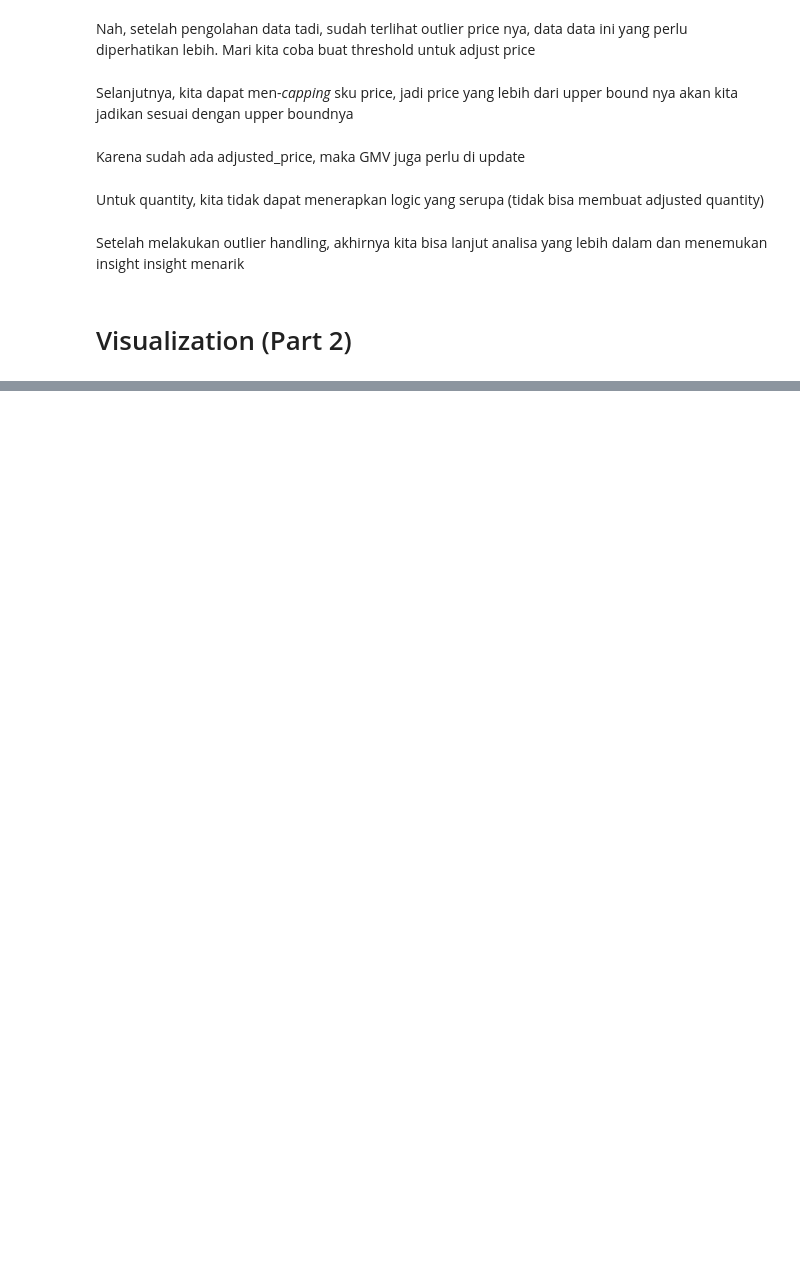
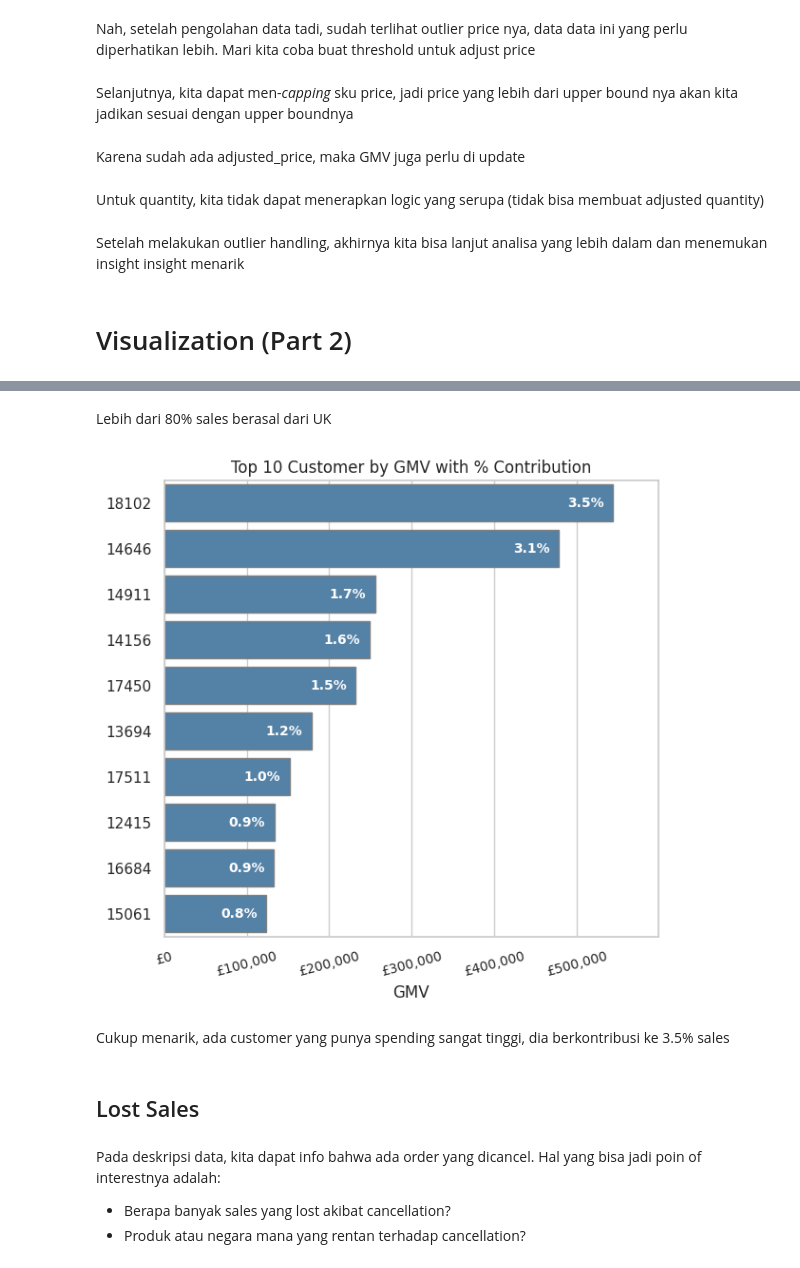
Before and after one commit to faathirchikal/kalbe-python-workshop-2025, a Jupyter notebook: 02_eda.ipynb, the cells around one changed output, grey strips where cells are left out. Drawn from its saved outputs; the diff is of its cells as text; code cells hidden in the pictures; blank space fills up the shorter version.

```diff
--- a/02_eda.ipynb
+++ b/02_eda.ipynb
@@ -363,0 +501,77 @@ Setelah melakukan outlier handling, akhirnya kita bisa lanjut analisa yang lebih
+# %% [markdown]
+Lebih dari 80% sales berasal dari UK
+# %%
+# Ambil sales per country menggunakan adjusted gmv
+per_customer_sales = (
+    df.groupby('customer_id')
+      .agg(gmv=('adjusted_gmv', 'sum'))
+      .reset_index()
+)
+# Hitung total gmv
+total_gmv = per_customer_sales['gmv'].sum()
+
+# Hitung persentase kontribusi ke total
+per_customer_sales['pct'] = per_customer_sales['gmv'] / total_gmv * 100
+
+# Ambil top 10
+per_customer_sales = (
+    per_customer_sales
+      .sort_values('gmv', ascending=False)
+      .head(10)
+      .reset_index(drop=True)
+)
+
+# Convert customer_id to category
+per_customer_sales['customer_id'] = per_customer_sales['customer_id'].astype('str')
+
+# Plot dalam horizontal bar chat (x = gmv, y = sku_name)
+fig, ax = plt.subplots(figsize=(8, 6))
+bars = sns.barplot(
+    data=per_customer_sales,
+    x='gmv',
+    y='customer_id',
+    color='steelblue',
+    ax=ax,
+    edgecolor='gray'
+)
+
+# Axis formatting
+ax.xaxis.set_major_formatter(mtick.StrMethodFormatter('£{x:,.0f}'))
+ax.tick_params(axis='x', labelsize=10, rotation=15)
+ax.set_xlabel('GMV')
+ax.set_ylabel('')
+ax.set_title('Top 10 Customer by GMV with % Contribution')
+
+# Extend x‑limit untuk label
+max_gmv = per_customer_sales['gmv'].max()
+ax.set_xlim(0, max_gmv * 1.1)
+
+# Annotate persentase kontribusi ke masing masing bar chart
+for bar, pct in zip(ax.patches, per_customer_sales['pct']):
+    width = bar.get_width()
+    y = bar.get_y() + bar.get_height() / 2
+    ax.text(
+        width - (max_gmv * 0.02),
+        y,
+        f"{pct:.1f}%",
+        ha='right',
+        va='center',
+        color='white',
+        fontsize=10,
+        fontweight='bold'
+    )
+
+# Adjustment margin
+fig.subplots_adjust(left=0.30, right=0.95, top=0.90, bottom=0.10)
+
+plt.show()
+# %% [output]
+[figure, added]
+# %% [markdown]
+Cukup menarik, ada customer yang punya spending sangat tinggi, dia berkontribusi ke 3.5% sales
+# %% [markdown]
+## Lost Sales
+# %% [markdown]
+Pada deskripsi data, kita dapat info bahwa ada order yang dicancel. Hal yang bisa jadi poin of interestnya adalah:
+- Berapa banyak sales yang lost akibat cancellation?
+- Produk atau negara mana yang rentan terhadap cancellation?
```
Also changed, not shown: parts of 29 cells of this notebook, 3 other files.
